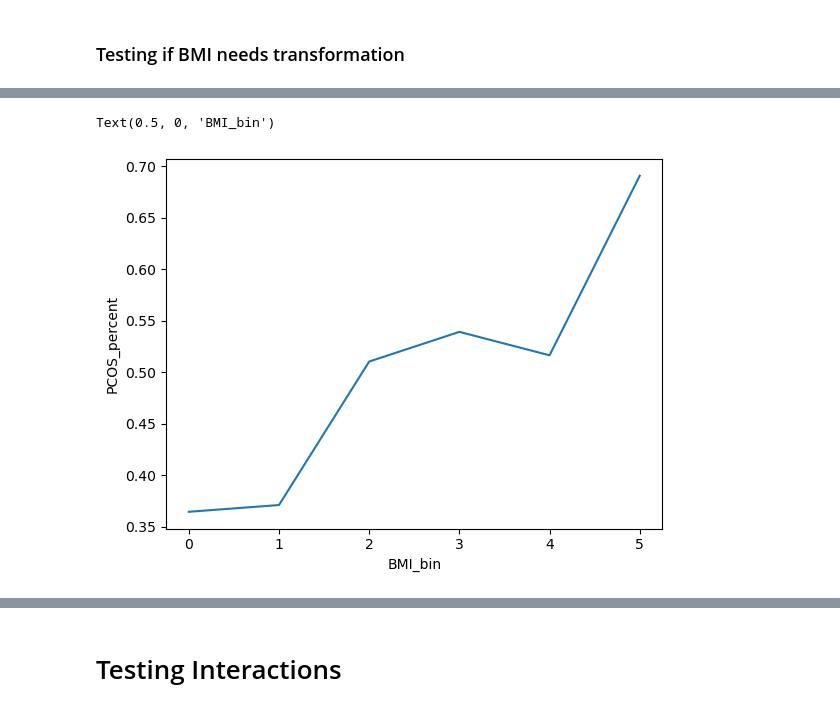
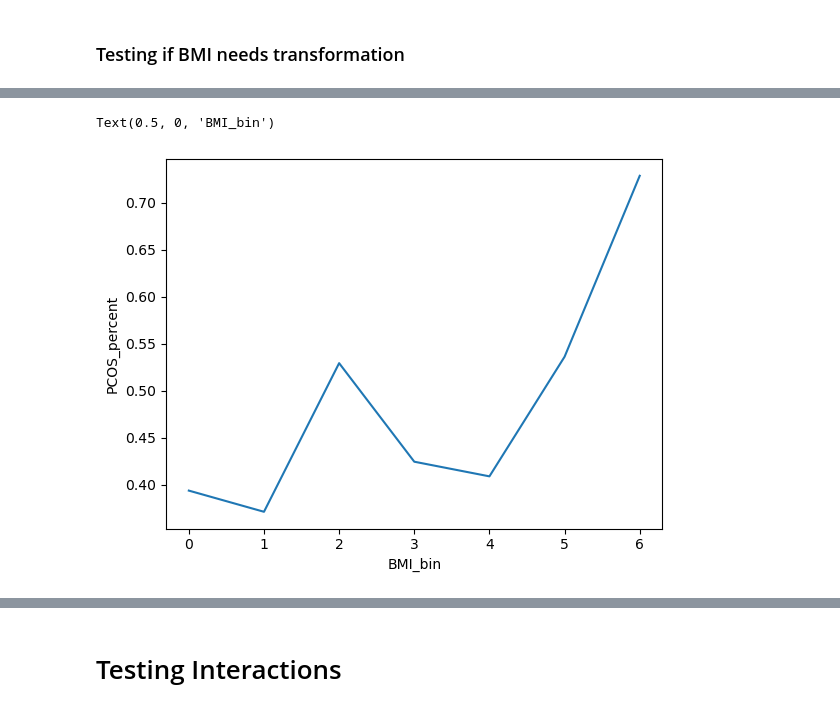
Before and after one commit to ericaez/STAT-303-2-Project, a Jupyter notebook: Project.ipynb, the cells around one changed output, grey strips where cells are left out. Saved outputs shown, nothing was run; the diff lists cells and outputs as text; code cells hidden in the pictures.

```diff
--- a/Project.ipynb
+++ b/Project.ipynb
@@ -231,0 +757,4 @@ We observe that the probability of people having PCOS does not keep decreasing m
+# %%
+#Binning age using the function var_transform()
+train = var_transform(train)
+test = var_transform(test)
@@ -263,6 +829,6 @@ False Positive = 41.0345%
 # %%
 #Binning weight
-binned_BMI = pd.qcut(data['BMI'], 6, retbins=True)
-data['BMI_binned'] = binned_BMI[0]
+binned_BMI = pd.qcut(train['BMI'], 7, retbins=True)
+train['BMI_binned'] = binned_BMI[0]
 # %%
 #Finding percentage of people having diabetes in each Age bin
@@ -285,22 +852,23 @@ Text(0.5, 0, 'BMI_bin')
 # %%
 #Creating a function to bin age so that it can be applied to both the test and train datasets
-def var_transform(data1):
-    binned_BMI = pd.qcut(data['BMI'], 6,retbins=True)
+def var_transform(data):
+    binned_BMI = pd.qcut(train['BMI'], 7,retbins=True)
     bins = binned_BMI[1]
-    data1['BMI_binned'] = pd.cut(data1['BMI'],bins = bins)
-    dum = pd.get_dummies(data1.BMI_binned,drop_first = True)
+    data['BMI_binned'] = pd.cut(data['BMI'],bins = bins)
+    dum = pd.get_dummies(data.BMI_binned,drop_first = True)
     dum.columns = ['BMI'+str(x) for x in range(1,len(bins)-1)]
-    data1 = pd.concat([data1,dum], axis = 1)
-    return data1
+    data = pd.concat([data,dum], axis = 1)
+    return data
 # %%
 #Binning age using the function var_transform()
-data = var_transform(data)
+train = var_transform(train)
+test = var_transform(test)
 # %%
 #Re-creating the plot of diabetes_percent vs age created earlier, just to check if the function binned age correctly. Yes, it did.
-BMI_data = data.groupby('BMI_binned')['PCOS'].agg([('PCOS_percent','mean'),('nobs','count')]).reset_index(drop=False)
+BMI_data = train.groupby('BMI_binned')['PCOS'].agg([('PCOS_percent','mean'),('nobs','count')]).reset_index(drop=False)
 sns.lineplot(x = BMI_data.index, y= BMI_data['PCOS_percent'])
 plt.xlabel('BMI_bin')
 # %% [output]
 Text(0.5, 0, 'BMI_bin')
-[figure, old version]
+[figure, new version]
 # %%
```
Also changed, not shown: parts of 148 cells of this notebook.
